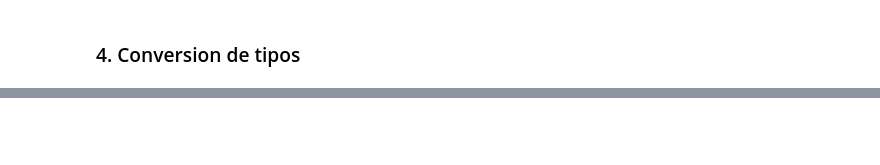
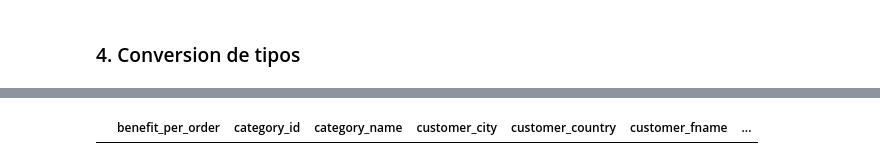
Before and after one commit to Frame3M/supply_chain_etl_project, a Jupyter notebook: notebooks/etl_notebook.ipynb, the cells around one changed output, grey strips where cells are left out. Drawn from its saved outputs; the diff is of its cells as text; code cells hidden in the pictures; blank space fills up the shorter version.

```diff
--- a/notebooks/etl_notebook.ipynb
+++ b/notebooks/etl_notebook.ipynb
@@ -100,0 +192,7 @@ clean_df.head()
+# %%
+calculo_total = (clean_df['order_item_product_price'] * clean_df['order_item_quantity']) - clean_df['order_item_discount']
+condition = ~np.isclose(clean_df['order_item_total'], calculo_total, atol=0.02)
+
+clean_df[condition]
+# %% [output]
+|  | benefit_per_order | category_id | category_name | customer_city | customer_country | customer_fname | ... |
```
Also changed, not shown: parts of 16 cells of this notebook, 4 other files.
